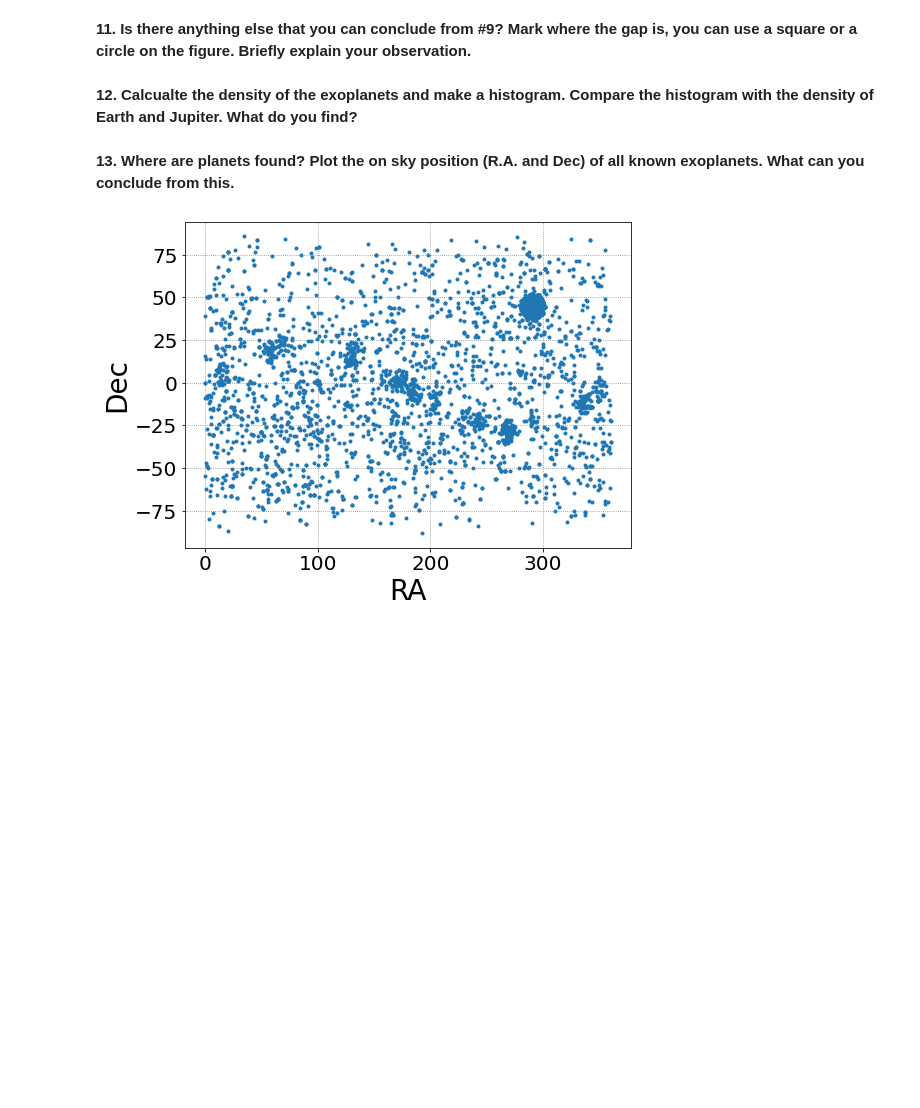
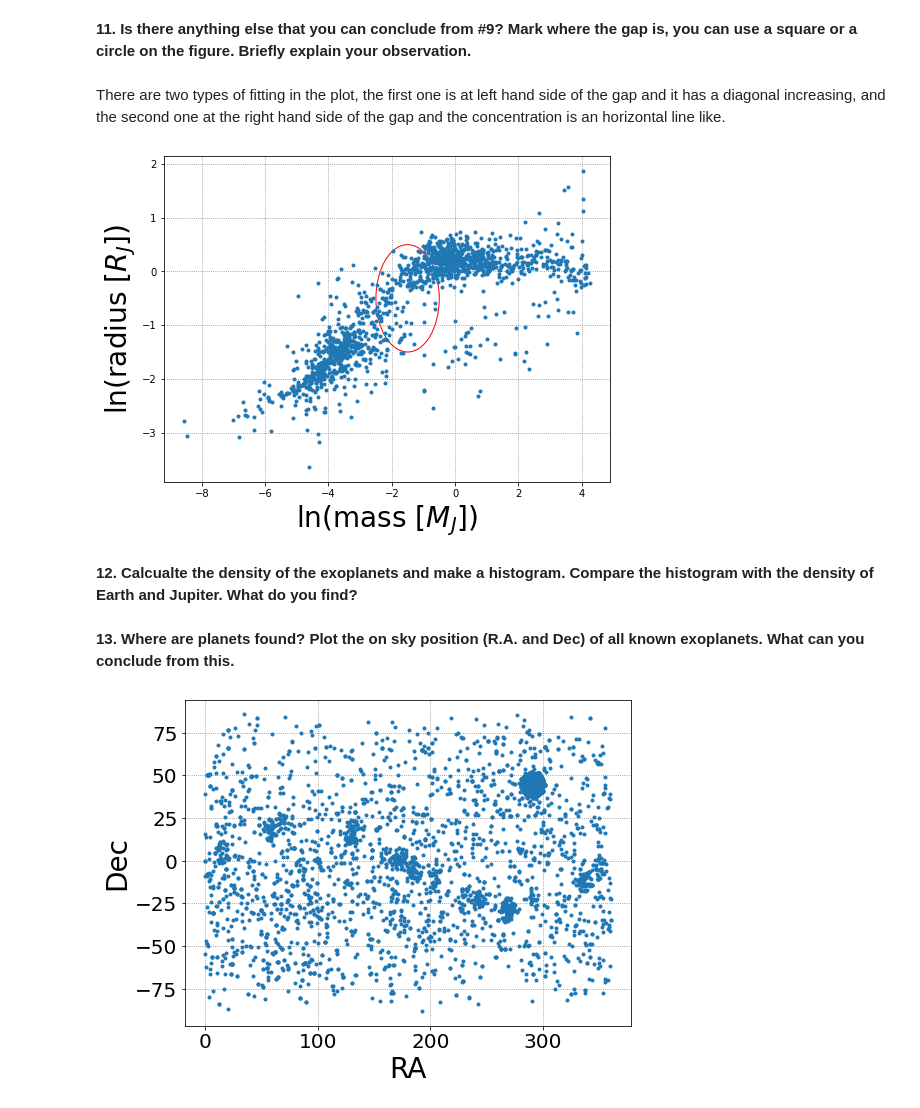
Before and after one commit to AthemFR/intro_astrophysical_objects, a Jupyter notebook: Homework_2/Homework_2_Planets.ipynb, the cells around one changed output. Saved outputs shown, nothing was run; the diff lists cells and outputs as text; code cells hidden in the pictures; blank space fills up the shorter version.

```diff
--- a/Homework_2/Homework_2_Planets.ipynb
+++ b/Homework_2/Homework_2_Planets.ipynb
@@ -292,5 +296,37 @@ plt.show()
 # %% [markdown]
 **11. Is there anything else that you can conclude from #9? Mark where the gap is, you can use a square or a circle on the figure. Briefly explain your observation.**
+# %% [markdown]
+There are two types of fitting in the plot, the first one is at left hand side of the gap and it has a diagonal increasing, and the second one at the right hand side of the gap and the concentration is an horizontal line like.
+# %%
+fig = plt.figure(figsize=(8, 6))
+ax = fig.add_subplot(111)
+plt.grid(linestyle=':', color='grey')
+plt.plot(np.log(data['mass']), np.log(data['radius']), marker='.', linestyle='')
+plt.xlabel("ln(mass [$M_J$])", fontsize=28)
+plt.ylabel("ln(radius [$R_J$])", fontsize=28)
+
+# Añadir círculo
+# Coordenadas del centro del círculo
+centro = (-1.5, -0.5)
+
+# Radio del círculo
+radio = 1
+
+# Crear un círculo y agregarlo a los ejes
+circulo = plt.Circle(centro, radio, edgecolor='r', facecolor='none')
+ax.add_patch(circulo)
+
+# Configurar los límites de los ejes
+#ax.set_xlim(-2, 2)
+#ax.set_ylim(-2, 2)
+
+# Mostrar el gráfico
+plt.show()
+
+
+plt.show()
+# %% [output]
+[figure, added]
 # %% [markdown]
 **12. Calcualte the density of the exoplanets and make a histogram. Compare the histogram with the density of Earth and Jupiter. What do you find?**
 # %% [markdown]
```
Also changed, not shown: parts of 21 cells of this notebook, 1 other file.
